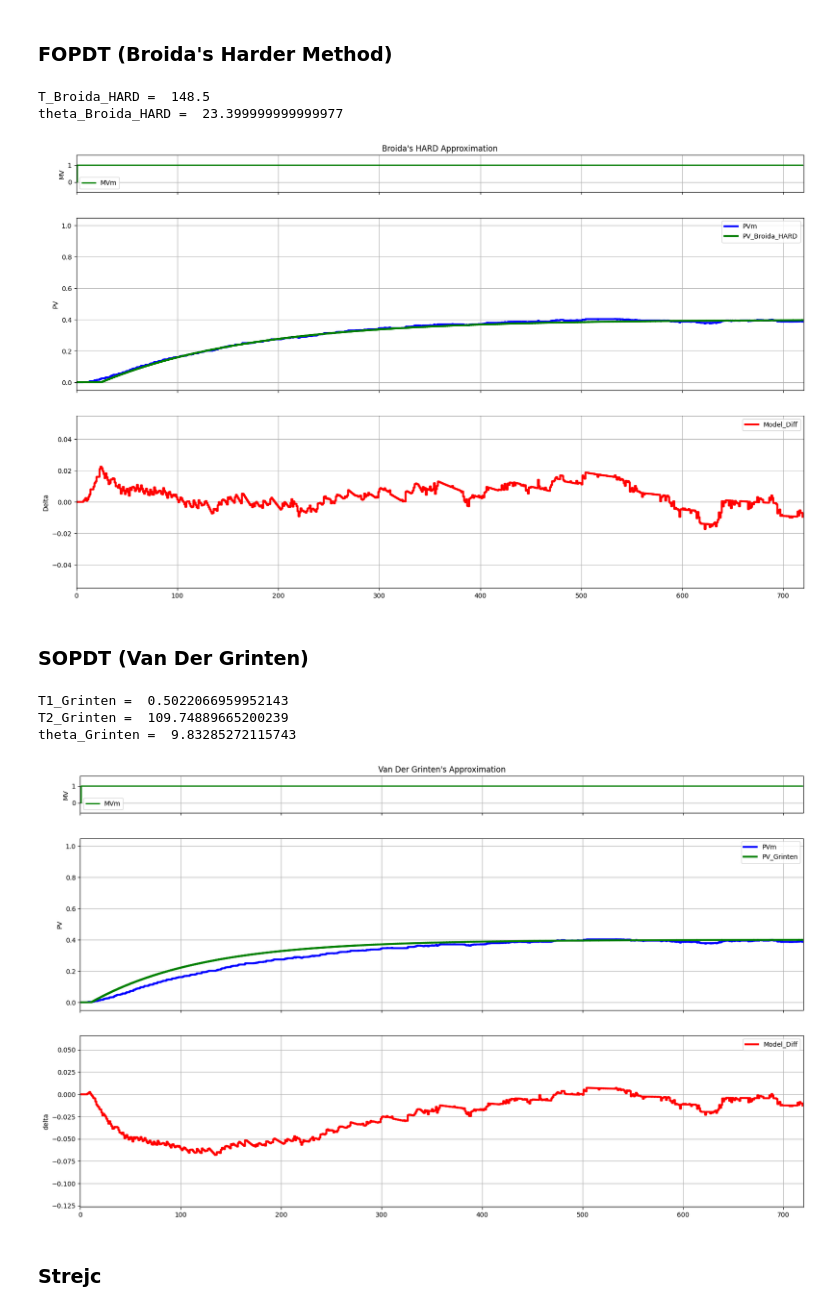
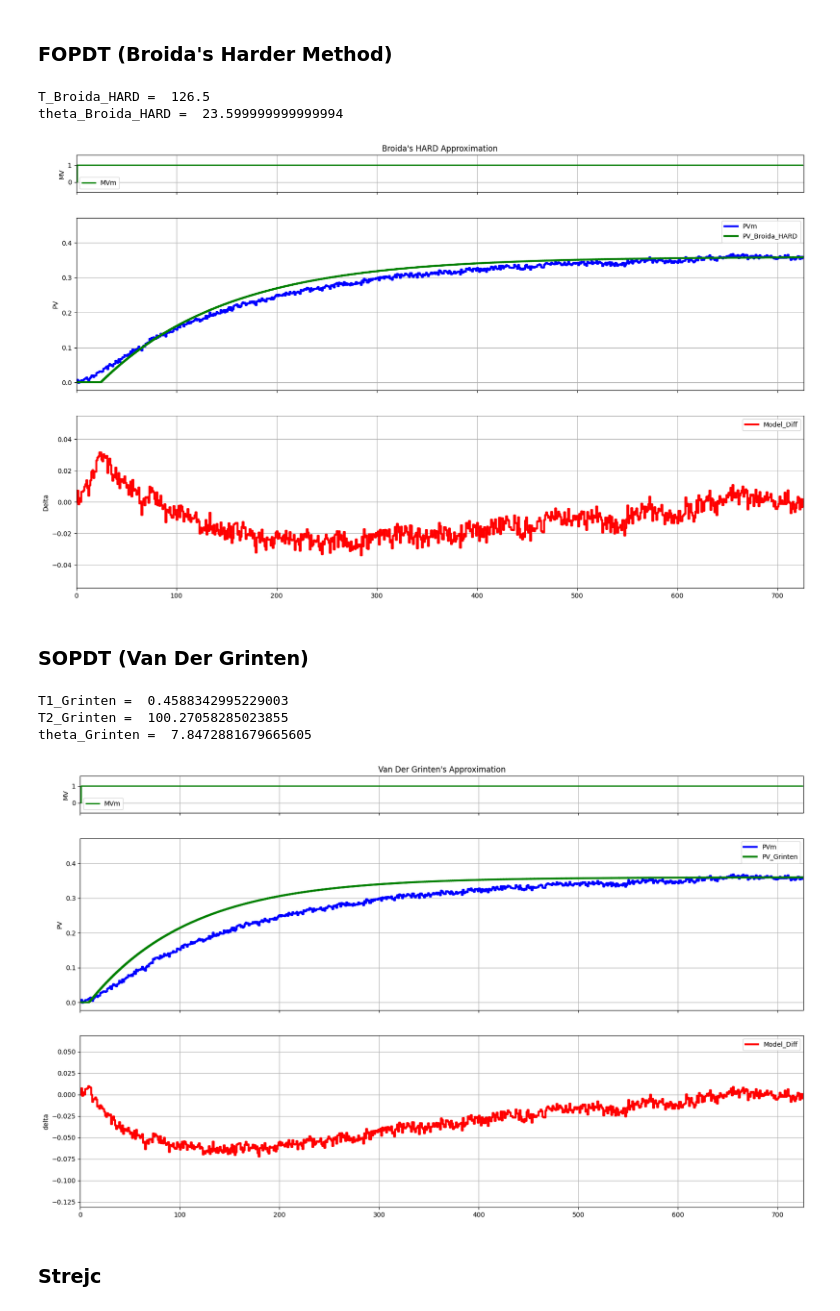
Before and after one commit to Muten-Roshi-Sama/TCLab_PID_Controller_FeedForward, a Jupyter notebook: Visualization_Code/My_Simulation_OLP.ipynb, the cells around one changed output. Cells and saved outputs as stored; diff of their text form; code cells hidden in the pictures.

```diff
--- a/Visualization_Code/My_Simulation_OLP.ipynb
+++ b/Visualization_Code/My_Simulation_OLP.ipynb
@@ -25,7 +25,7 @@ from package_DBR import *
 # %% [markdown]
 # Load Data
 # %%
-nameFile = "Cleaned_data_Open_loop_experiment_on_MV_2024-03-11-09h21.txt"
+nameFile = "Cleaned_data_Open_loop_experiment_on_MV_2024-04-02-12h34.txt"
 # nameFile = "Cleaned_data_Open_loop_experiment_on_DV_2024-03-27-17h23"
 # titleName = nameFile.split('.')[0]
 
@@ -59,14 +59,14 @@ MV
 ### Parameters (obtained via Tangent at Inflexion Method)
 # %%
 # Méthode de la Tangente au point d'inflexion
-Kp = 0.4             # Process gain (affect MV and PV)
-T1 = 72 #83
-T2 = 99 #110
-# theta = 5.12
-a = 0.123
-T_g = 220 #188
-T_u = 10 #17
+Kp = 0.36             # Process gain (affect MV and PV)
+T1 = 65 #72 #83
+T2 = 88 #99 #110
+a = 0.1
+T_g = 201 # 220 #188
+T_u = 8 #10 #17
 
+print('VDG_Ratio = ', T_u/T_g)
 
 
 Ts = 1  # Value Imposed
@@ -162,7 +164,7 @@ ax1.set_ylabel('MV')
 ax1.legend (loc='best')
 
 #----PV
-limSup = 1
+limSup = 0.45
 limInf = 0
 l2, = ax2.step([0, TSim], [limInf,limSup], 'blue', linewidth=3, label='PVm', where='post')
 l3, = ax2.step([0, TSim], [limInf,limSup], 'green', linewidth=3, label='PV_Broida_HARD', where='post')
@@ -196,16 +198,18 @@ ax1.grid()
 ax2.grid()
 ax3.grid()
 # %% [output]
-T_Broida_HARD =  148.5
-theta_Broida_HARD =  23.399999999999977
+T_Broida_HARD =  126.5
+theta_Broida_HARD =  23.599999999999994
-[figure, old version]
+[figure, new version]
 # %% [markdown]
 ### SOPDT (Van Der Grinten)
 # %%
+a_vdg = 0.123
+
 # Equivalent Broida + FO
 Kp_Grinten =Kp
-T1_Grinten = T_g * ((3*a*np.e -1)/(1+a*np.e))
-T2_Grinten = T_g * ((1-a*np.e)/(1+a*np.e))
+T1_Grinten = T_g * ((3*a_vdg*np.e -1)/(1+a_vdg*np.e))
+T2_Grinten = T_g * ((1-a_vdg*np.e)/(1+a_vdg*np.e))
 theta_Grinten = T_u - ((T1_Grinten*T2_Grinten)/(T1_Grinten+3*T2_Grinten))
 
 print('T1_Grinten = ', T1_Grinten)
@@ -234,44 +238,44 @@ ax1.set_ylabel('MV')
 ax1.legend (loc='best')
 
 #----PV
-limSup = 1
+limSup = 0.45
 limInf = 0
 l2, = ax2.step([0, TSim], [limInf,limSup], 'blue', linewidth=3, label='PVm', where='post')
 l3, = ax2.step([0, TSim], [limInf,limSup], 'green', linewidth=3, label='PV_Grinten', where='post')
 ax2.set_ylabel('PV')
 ax2.legend (loc='best')
 
 #---Model_Diff
 diff_PV_Grinten_PV = [a - b for a,b in zip(PVm, PV_Grinten)]
 limSup = max(diff_PV_Grinten_PV)+0.05
 limInf = min(diff_PV_Grinten_PV)-0.05
 l4, = ax3.step([0, TSim], [limInf,limSup], 'red', linewidth=3, label='Model_Diff', where='post')
 ax3.set_ylabel('delta')
 ax3.legend (loc='best')
 
 
 #-----Set Data-----
 l1.set_data(tm, MVm)
 
 l2.set_data(tm,PVm)
 l3.set_data(tm, PV_Grinten)
 
 l4.set_data(tm,diff_PV_Grinten_PV)
 
 
 tMax = len(tm)
 ax1.set_xlim(0, tMax)
 ax2.set_xlim(0, tMax)
 ax3.set_xlim(0, tMax)
 
 ax1.grid()
 ax2.grid()
 ax3.grid()
 # %% [output]
-T1_Grinten =  0.5022066959952143
-T2_Grinten =  109.74889665200239
-theta_Grinten =  9.83285272115743
+T1_Grinten =  0.4588342995229003
+T2_Grinten =  100.27058285023855
+theta_Grinten =  7.8472881679665605
-[figure, old version]
+[figure, new version]
 # %% [markdown]
 ### Strejc
 # %%
```
Also changed, not shown: parts of 5 cells of this notebook, 9 other files.
